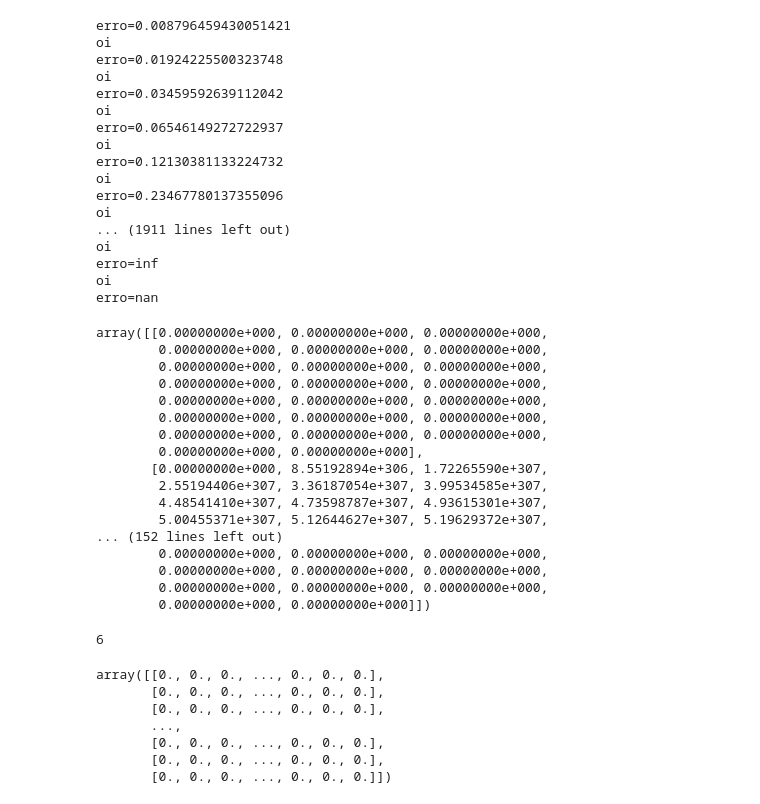
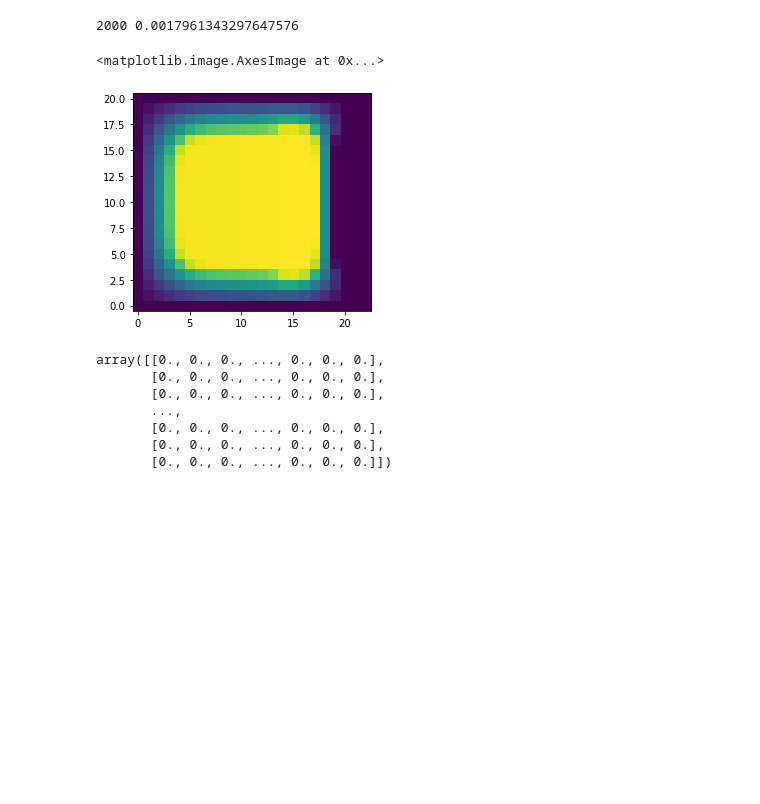
Before and after one commit to jolenscki/EP2_MecComp, a Jupyter notebook: EP2_Notebook.ipynb, the cells around one changed output. Cells and saved outputs as stored; diff of their text form; code cells hidden in the pictures; blank space fills up the shorter version.

```diff
--- a/EP2_Notebook.ipynb
+++ b/EP2_Notebook.ipynb
@@ -363,44 +349,9 @@ plt.imshow(gera_matriz_uJ(mu, X, Y, grid), origin='lower', interpolation="none")
 # %%
-sobrerrelaxa(dx, l, h, urAr, urFe, lbd, tol)
+plt.imshow(sobrerrelaxa(dx, l, h, urAr, urFe, lbd, tol), origin='lower', interpolation="none")
 # %% [output]
-erro=0.008796459430051421
-oi
-erro=0.01924225500323748
-oi
-erro=0.03459592639112042
-oi
-erro=0.06546149272722937
-oi
-erro=0.12130381133224732
-oi
-erro=0.23467780137355096
-oi
-... (1911 lines left out)
-oi
-erro=inf
-oi
-erro=nan
+2000 0.0017961343297647576
-array([[0.00000000e+000, 0.00000000e+000, 0.00000000e+000,
-        0.00000000e+000, 0.00000000e+000, 0.00000000e+000,
-        0.00000000e+000, 0.00000000e+000, 0.00000000e+000,
-        0.00000000e+000, 0.00000000e+000, 0.00000000e+000,
-        0.00000000e+000, 0.00000000e+000, 0.00000000e+000,
-        0.00000000e+000, 0.00000000e+000, 0.00000000e+000,
-        0.00000000e+000, 0.00000000e+000, 0.00000000e+000,
-        0.00000000e+000, 0.00000000e+000],
-       [0.00000000e+000, 8.55192894e+306, 1.72265590e+307,
-        2.55194406e+307, 3.36187054e+307, 3.99534585e+307,
-        4.48541410e+307, 4.73598787e+307, 4.93615301e+307,
-        5.00455371e+307, 5.12644627e+307, 5.19629372e+307,
-... (152 lines left out)
-        0.00000000e+000, 0.00000000e+000, 0.00000000e+000,
-        0.00000000e+000, 0.00000000e+000, 0.00000000e+000,
-        0.00000000e+000, 0.00000000e+000, 0.00000000e+000,
-        0.00000000e+000, 0.00000000e+000]])
+<matplotlib.image.AxesImage at 0x...>
+[figure, added]
-# %%
-np.max(np.abs(np.array([[1, 2], [3, 2]]) - np.array([[5, 6], [7, 8]])))
-# %% [output]
-6
 # %%
 urFe = 2500*u0 #........ H/m
 urAr =    1*u0 #........ H/m
```
Also changed, not shown: parts of 9 cells of this notebook.
